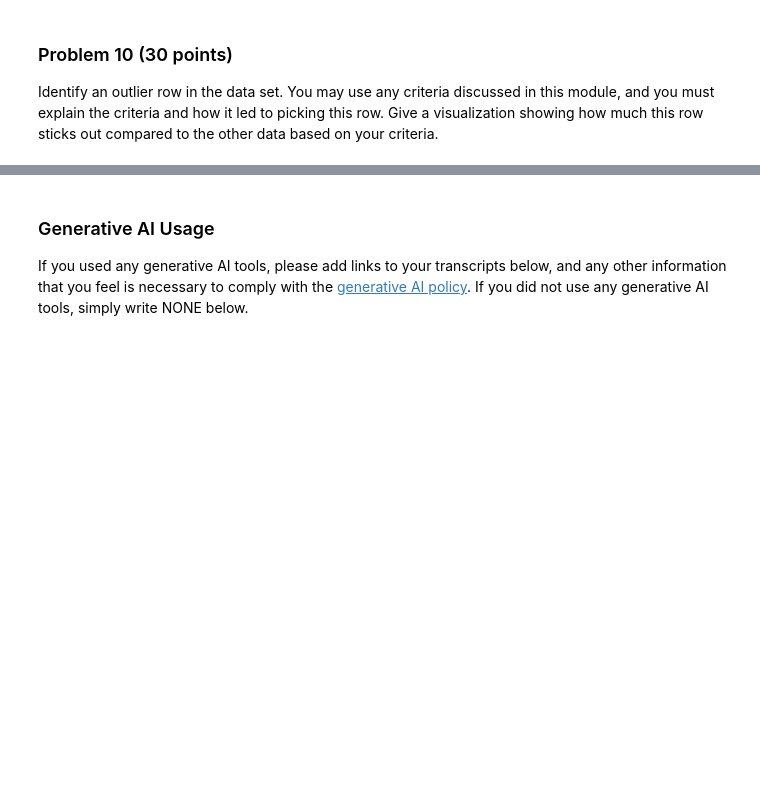
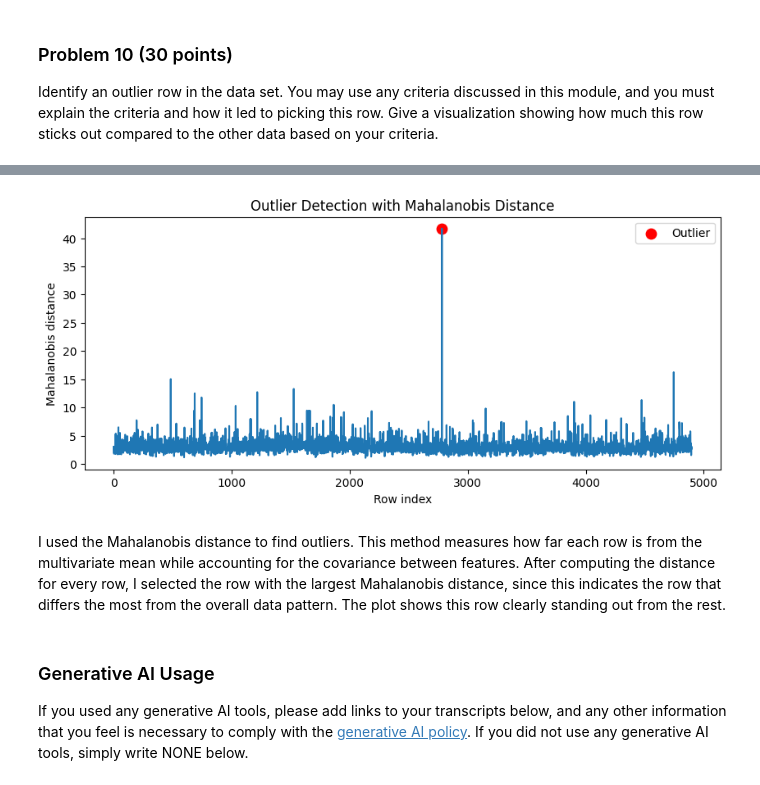
Before and after one commit to gdouek/dx601-final-project, a Jupyter notebook: project.ipynb, the cells around one changed output, grey strips where cells are left out. Cells and saved outputs as stored; diff of their text form; code cells hidden in the pictures; blank space fills up the shorter version.

```diff
--- a/project.ipynb
+++ b/project.ipynb
@@ -592,0 +589,27 @@ YOUR ANSWERS HERE
+# %%
+# YOUR CODE HERE
+from sklearn.preprocessing import StandardScaler
+
+X = df.drop(columns=["target"])
+#Standardize all features so that Mahalanobis distance treats each dimension equally
+scaler = StandardScaler()
+X_scaled = scaler.fit_transform(X)
+# %%
+# Compute the covariance matrix of the standardized data
+cov = np.cov(X_scaled, rowvar=False)
+# Compute its inverse, needed for Mahalanobis distance formula
+cov_inv = np.linalg.inv(cov)
+# %%
+mean_vec = X_scaled.mean(axis=0)
+
+def mahalanobis_row(x):
+    diff = x - mean_vec
+    return np.sqrt(diff @ cov_inv @ diff)
+
+# Compute distances for all rows
+distances = np.apply_along_axis(mahalanobis_row, 1, X_scaled)
+# %%
+# Index of the row with the largest Mahalanobis distance (the outlier)
+outlier_index = np.argmax(distances)
+# Show the index and the corresponding distance
+outlier_index, distances[outlier_index]
@@ -593,3 +635,17 @@ YOUR ANSWERS HERE
+# %%
+plt.figure(figsize=(10,4))
+plt.plot(distances)
+plt.scatter(outlier_index, distances[outlier_index],
+            color='red', s=80, label='Outlier')
+plt.xlabel("Row index")
+plt.ylabel("Mahalanobis distance")
+plt.title("Outlier Detection with Mahalanobis Distance")
+plt.legend()
+plt.show()
+# %% [output]
+[figure, added]
+# %% [markdown]
+I used the Mahalanobis distance to find outliers. This method measures how far each row is from the multivariate mean while accounting for the covariance between features. After computing the distance for every row, I selected the row with the largest Mahalanobis distance, since this indicates the row that differs the most from the overall data pattern. The plot shows this row clearly standing out from the rest.
 # %% [markdown]
 ### Generative AI Usage
 
```
Also changed, not shown: parts of 4 cells of this notebook.
